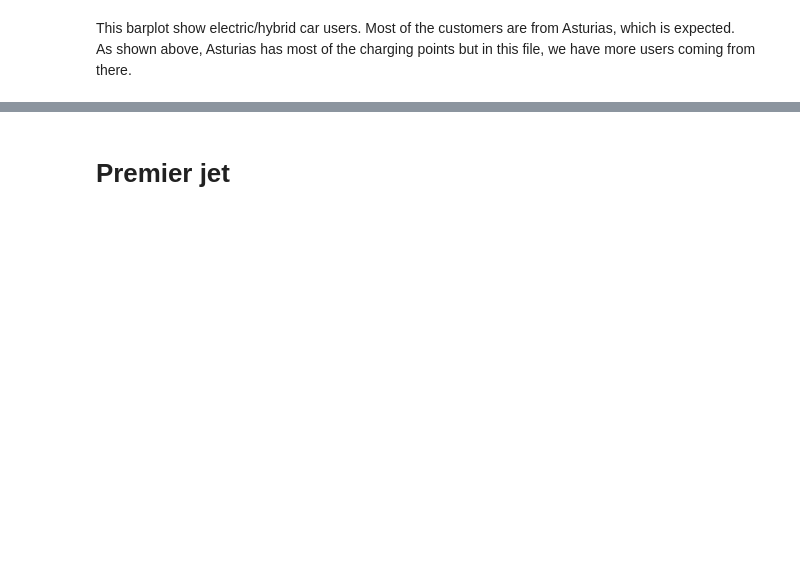
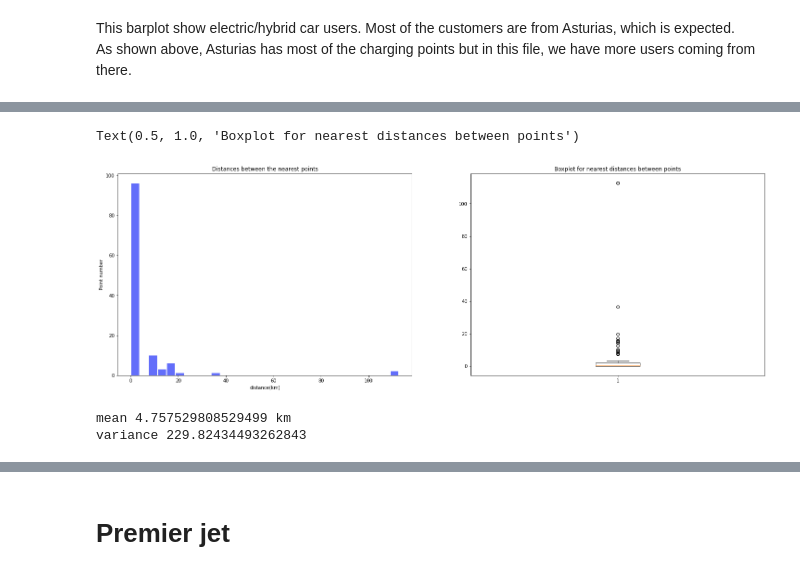
Before and after one commit to Ouardavalue/EDP, a Jupyter notebook: EDP.ipynb, the cells around one changed output, grey strips where cells are left out. Saved outputs shown, nothing was run; the diff lists cells and outputs as text; code cells hidden in the pictures; blank space fills up the shorter version.

```diff
--- a/EDP.ipynb
+++ b/EDP.ipynb
@@ -474,0 +476,9 @@ fig.show()
+# %%
+#labels = df_provincia.Autonomia.drop_duplicates().tolist()
+labels = df_merged.Autonomia.drop_duplicates().tolist()
+x = [0] * len(labels)
+for index_i, row_i in df_merged.iterrows():
+    if row_i["Autonomia"] in labels:
+        x[labels.index(row_i["Autonomia"])] == row_i["count_point"]
+    else:
+        print("Autonomia not found : {}".format(row_i))
@@ -474,0 +534,6 @@ fig.show()
+# %%
+# Plot distances between pooint to see if it's something relevant
+# for each point compute distance with the closet other point
+df_points_dist = df_merged_w_points[["Autonomia","zona","latitud", "longitud"]]
+df_points_dist = df_points_dist.dropna().drop_duplicates()
+df_points_dist.info()
@@ -474,0 +552,29 @@ fig.show()
+# %%
+import geopy.distance
+distance_list = []
+for index_i, row_i in df_points_dist.iterrows() :
+    list_dist = [geopy.distance.vincenty((row_i["latitud"], row_i["longitud"]), (row_j["latitud"], row_j["longitud"])).km
+                 for index_j, row_j in df_points_dist.iterrows() if index_i != index_j
+                 ]
+    distance_list.append(min(list_dist))
+df_points_dist["distances"] = distance_list
+# %%
+fig, axs = plt.subplots(1,2, figsize=(25,8))
+axs[0].hist(x = df_points_dist.distances, bins=30, rwidth=0.9, color='#636efa')
+#df_points_dist.distances.plot.hist(grid=True, bins=10, rwidth=0.9, color='#636efa')
+axs[0].set_title('Distances between the nearest points')
+axs[0].set_xlabel('distance(km)')
+axs[0].set_ylabel('Point number')
+#axs[0].set_grid(axis='y', alpha=0.75)
+
+axs[1].boxplot(df_points_dist.distances)
+axs[1].set_title('Boxplot for nearest distances between points')
+# %% [output]
+Text(0.5, 1.0, 'Boxplot for nearest distances between points')
+[figure, added]
+# %%
+print("mean {} km".format(np.mean(df_points_dist.distances)))
+print("variance {}".format(np.var(df_points_dist.distances)))
+# %% [output]
+mean 4.757529808529499 km
+variance 229.82434493262843
```
Also changed, not shown: parts of 43 cells of this notebook.
